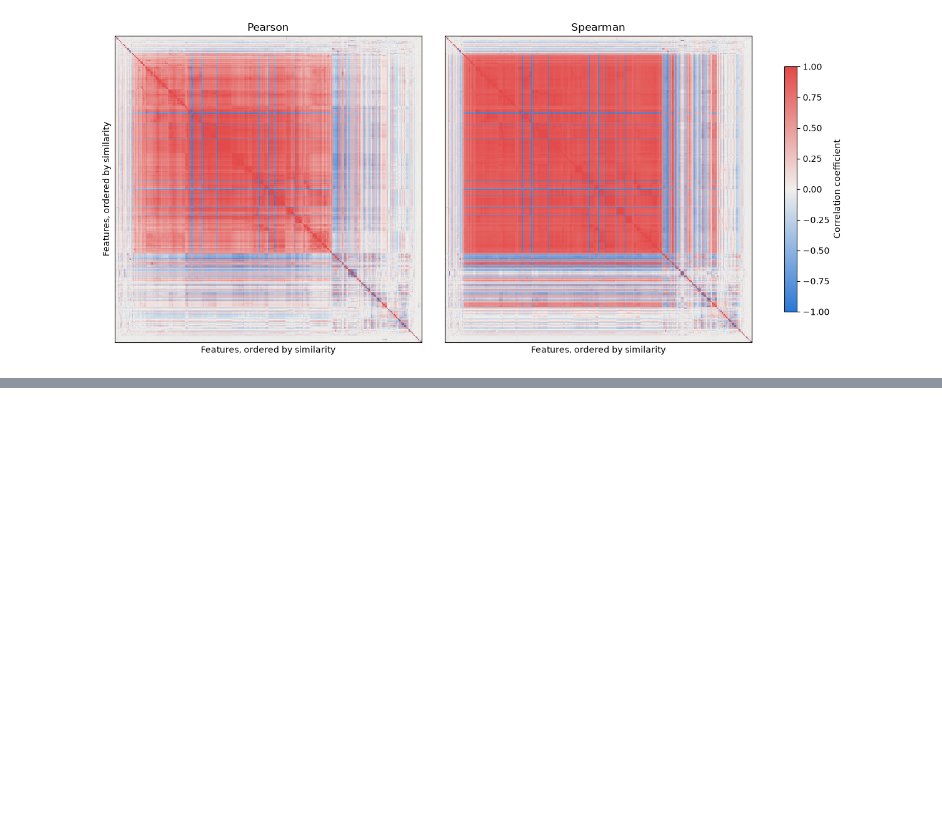
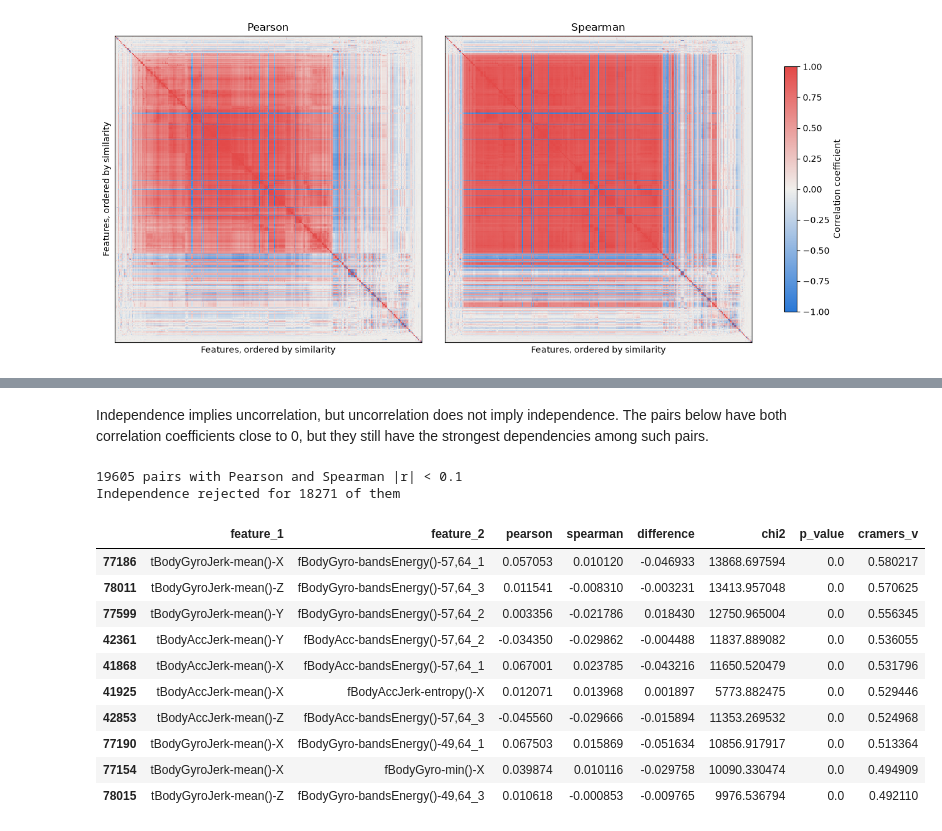
Before and after one commit to Stefy1209/Movement-Detection-using-Smartphone, a Jupyter notebook: src/Data_analysis.ipynb, the cells around one changed output, grey strips where cells are left out. Saved outputs shown, nothing was run; the diff lists cells and outputs as text; code cells hidden in the pictures; blank space fills up the shorter version.

```diff
--- a/src/Data_analysis.ipynb
+++ b/src/Data_analysis.ipynb
@@ -322,0 +448,22 @@ plt.show()
+# %% [markdown]
+Independence implies uncorrelation, but uncorrelation does not imply independence. The pairs below have both correlation coefficients close to 0, but they still have the strongest dependencies among such pairs.
+# %%
+uncorrelated = pairs[(pairs["pearson"].abs() < 0.1) & (pairs["spearman"].abs() < 0.1)]
+
+print(f"{len(uncorrelated)} pairs with Pearson and Spearman |r| < 0.1")
+print(f"Independence rejected for {(uncorrelated['p_value'] < alpha).sum()} of them")
+uncorrelated.nlargest(10, "cramers_v")
+# %% [output]
+19605 pairs with Pearson and Spearman |r| < 0.1
+Independence rejected for 18271 of them
+|  | feature_1 | feature_2 | pearson | spearman | difference | chi2 | p_value | cramers_v |
+| 77186 | tBodyGyroJerk-mean()-X | fBodyGyro-bandsEnergy()-57,64_1 | 0.057053 | 0.010120 | -0.046933 | 13868.697594 | 0.0 | 0.580217 |
+| 78011 | tBodyGyroJerk-mean()-Z | fBodyGyro-bandsEnergy()-57,64_3 | 0.011541 | -0.008310 | -0.003231 | 13413.957048 | 0.0 | 0.570625 |
+| 77599 | tBodyGyroJerk-mean()-Y | fBodyGyro-bandsEnergy()-57,64_2 | 0.003356 | -0.021786 | 0.018430 | 12750.965004 | 0.0 | 0.556345 |
+| 42361 | tBodyAccJerk-mean()-Y | fBodyAcc-bandsEnergy()-57,64_2 | -0.034350 | -0.029862 | -0.004488 | 11837.889082 | 0.0 | 0.536055 |
+| 41868 | tBodyAccJerk-mean()-X | fBodyAcc-bandsEnergy()-57,64_1 | 0.067001 | 0.023785 | -0.043216 | 11650.520479 | 0.0 | 0.531796 |
+| 41925 | tBodyAccJerk-mean()-X | fBodyAccJerk-entropy()-X | 0.012071 | 0.013968 | 0.001897 | 5773.882475 | 0.0 | 0.529446 |
+| 42853 | tBodyAccJerk-mean()-Z | fBodyAcc-bandsEnergy()-57,64_3 | -0.045560 | -0.029666 | -0.015894 | 11353.269532 | 0.0 | 0.524968 |
+| 77190 | tBodyGyroJerk-mean()-X | fBodyGyro-bandsEnergy()-49,64_1 | 0.067503 | 0.015869 | -0.051634 | 10856.917917 | 0.0 | 0.513364 |
+| 77154 | tBodyGyroJerk-mean()-X | fBodyGyro-min()-X | 0.039874 | 0.010116 | -0.029758 | 10090.330474 | 0.0 | 0.494909 |
+| 78015 | tBodyGyroJerk-mean()-Z | fBodyGyro-bandsEnergy()-49,64_3 | 0.010618 | -0.000853 | -0.009765 | 9976.536794 | 0.0 | 0.492110 |
```
Also changed, not shown: parts of 7 cells of this notebook.
